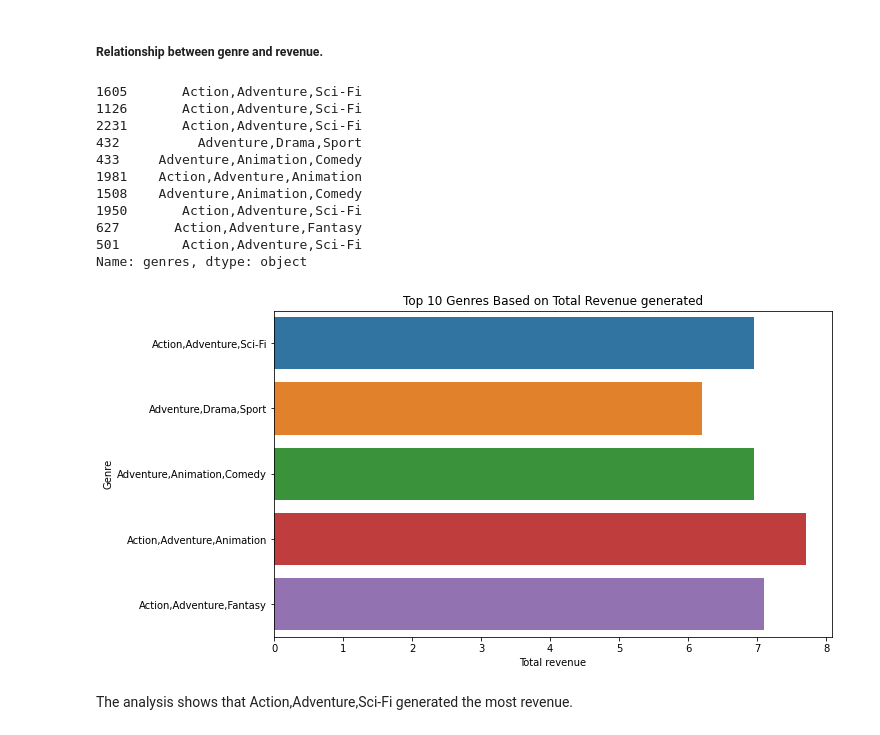
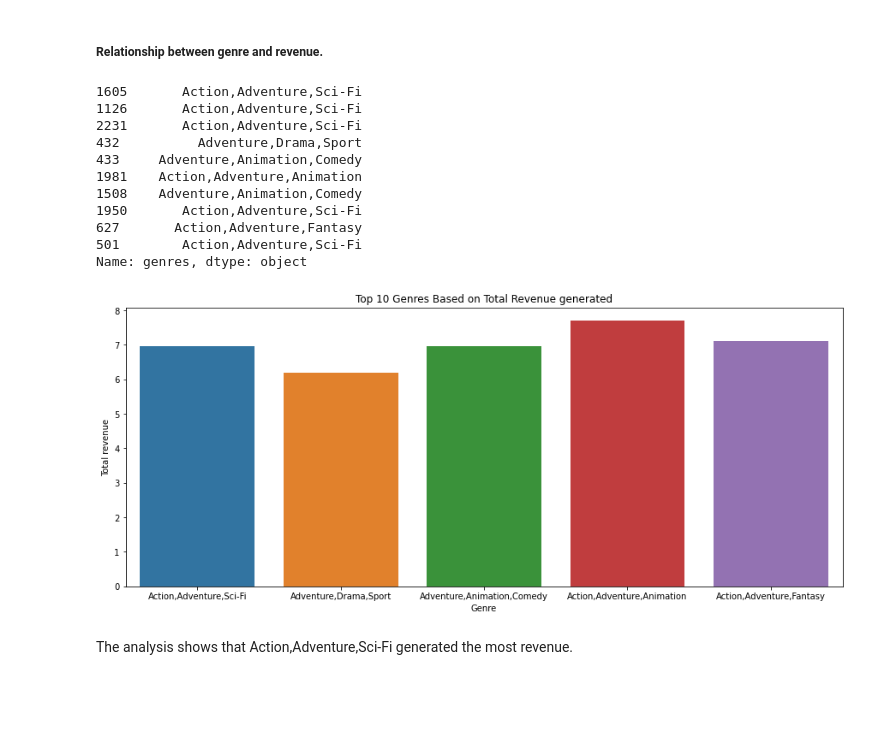
Before and after one commit to Kipsowe/dsc-phase-1-project, a Jupyter notebook: student.ipynb, the cells around one changed output. Saved outputs shown, nothing was run; the diff lists cells and outputs as text; code cells hidden in the pictures; blank space fills up the shorter version.

```diff
--- a/student.ipynb
+++ b/student.ipynb
@@ -491,27 +476,27 @@ The analysis above shows that adventure movies has the highest ratings and is th
 # %%
 # Sorting genres by average rating in a descending order
 top_10_revenue = df.sort_values(by='total_revenue', ascending=False).head(10)
 # Bar plot to show the top ten genres based on the average ratings.
-plt.figure(figsize=(10, 6))
-sns.barplot(data=top_10_revenue, x='averagerating', y='genres', ci=None, orient='h')
-plt.xlabel('Total revenue')
-plt.ylabel('Genre')
+plt.figure(figsize=(15, 6))
+sns.barplot(data=top_10_revenue, x= 'genres', y='averagerating', ci=None)
+plt.xlabel('Genre')
+plt.ylabel('Total revenue')
 plt.title('Top 10 Genres Based on Total Revenue generated')
 print(top_10_revenue["genres"])
 plt.show()
 # %% [output]
 1605       Action,Adventure,Sci-Fi
 1126       Action,Adventure,Sci-Fi
 2231       Action,Adventure,Sci-Fi
 432          Adventure,Drama,Sport
 433     Adventure,Animation,Comedy
 1981    Action,Adventure,Animation
 1508    Adventure,Animation,Comedy
 1950       Action,Adventure,Sci-Fi
 627       Action,Adventure,Fantasy
 501        Action,Adventure,Sci-Fi
 Name: genres, dtype: object
-[figure, old version]
+[figure, new version]
 # %% [markdown]
 The analysis shows that  Action,Adventure,Sci-Fi generated the most revenue.
 # %% [markdown]
```
Also changed, not shown: parts of 8 cells of this notebook.
